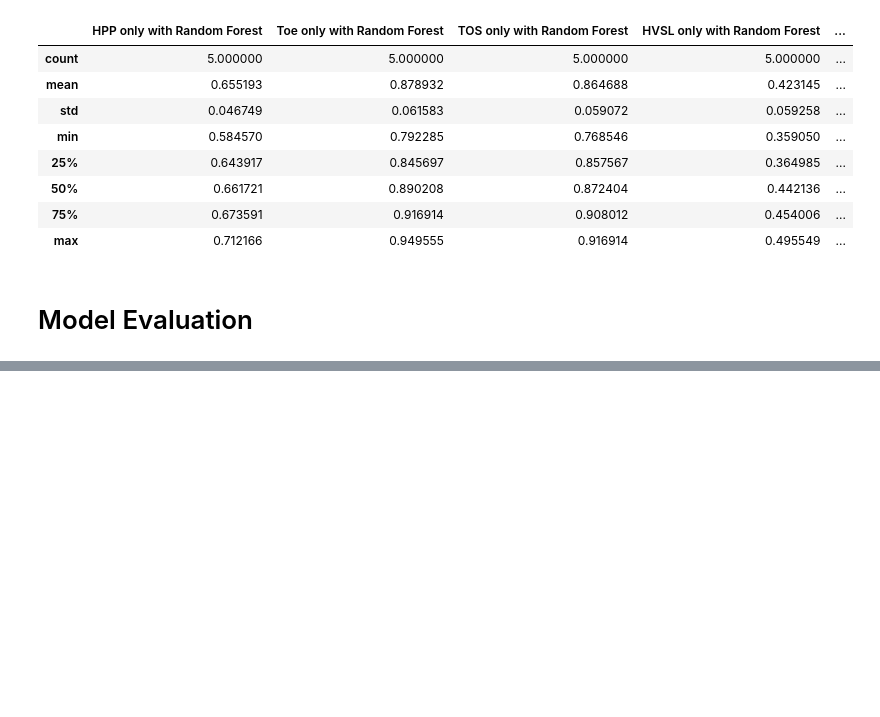
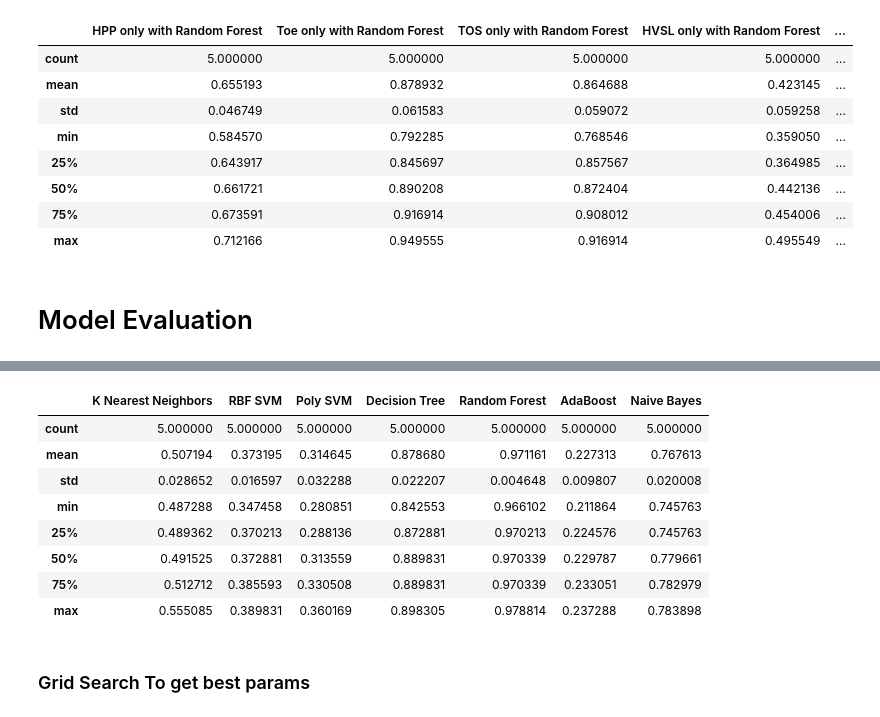
Before and after one commit to SaadBadr/Arabic-Font-Identification, a Jupyter notebook: arabic-font-identification.ipynb, the cells around one changed output, grey strips where cells are left out. Drawn from its saved outputs; the diff is of its cells as text; code cells hidden in the pictures; blank space fills up the shorter version.

```diff
--- a/arabic-font-identification.ipynb
+++ b/arabic-font-identification.ipynb
@@ -371,0 +330,29 @@ data_train_features.shape
+# %%
+from sklearn.neighbors import KNeighborsClassifier
+from sklearn.svm import SVC
+from sklearn.tree import DecisionTreeClassifier
+from sklearn.ensemble import RandomForestClassifier, AdaBoostClassifier
+from sklearn.naive_bayes import GaussianNB
+
+names = [
+    "K Nearest Neighbors",
+    "RBF SVM",
+    "Poly SVM",
+    "Decision Tree",
+    "Random Forest",
+    "AdaBoost",
+    "Naive Bayes",
+]
+
+classifiers = [
+    KNeighborsClassifier(),
+    SVC(kernel="rbf", random_state=42),
+    SVC(kernel="poly", random_state=42),
+    DecisionTreeClassifier(random_state=42),
+    RandomForestClassifier(random_state=42),
+    AdaBoostClassifier(random_state=42),
+    GaussianNB(),
+]
+# %%
+score_all,_ = cross_val_classifiers(data_train_features, labels_train, labels=names, clfs=classifiers)
+score_all
@@ -371,0 +366,14 @@ data_train_features.shape
+# %%
+score_all.describe()
+# %% [output]
+|  | K Nearest Neighbors | RBF SVM | Poly SVM | Decision Tree | Random Forest | AdaBoost | Naive Bayes |
+| count | 5.000000 | 5.000000 | 5.000000 | 5.000000 | 5.000000 | 5.000000 | 5.000000 |
+| mean | 0.507194 | 0.373195 | 0.314645 | 0.878680 | 0.971161 | 0.227313 | 0.767613 |
+| std | 0.028652 | 0.016597 | 0.032288 | 0.022207 | 0.004648 | 0.009807 | 0.020008 |
+| min | 0.487288 | 0.347458 | 0.280851 | 0.842553 | 0.966102 | 0.211864 | 0.745763 |
+| 25% | 0.489362 | 0.370213 | 0.288136 | 0.872881 | 0.970213 | 0.224576 | 0.745763 |
+| 50% | 0.491525 | 0.372881 | 0.313559 | 0.889831 | 0.970339 | 0.229787 | 0.779661 |
+| 75% | 0.512712 | 0.385593 | 0.330508 | 0.889831 | 0.970339 | 0.233051 | 0.782979 |
+| max | 0.555085 | 0.389831 | 0.360169 | 0.898305 | 0.978814 | 0.237288 | 0.783898 |
+# %% [markdown]
+### Grid Search To get best params
```
Also changed, not shown: parts of 33 cells of this notebook.
